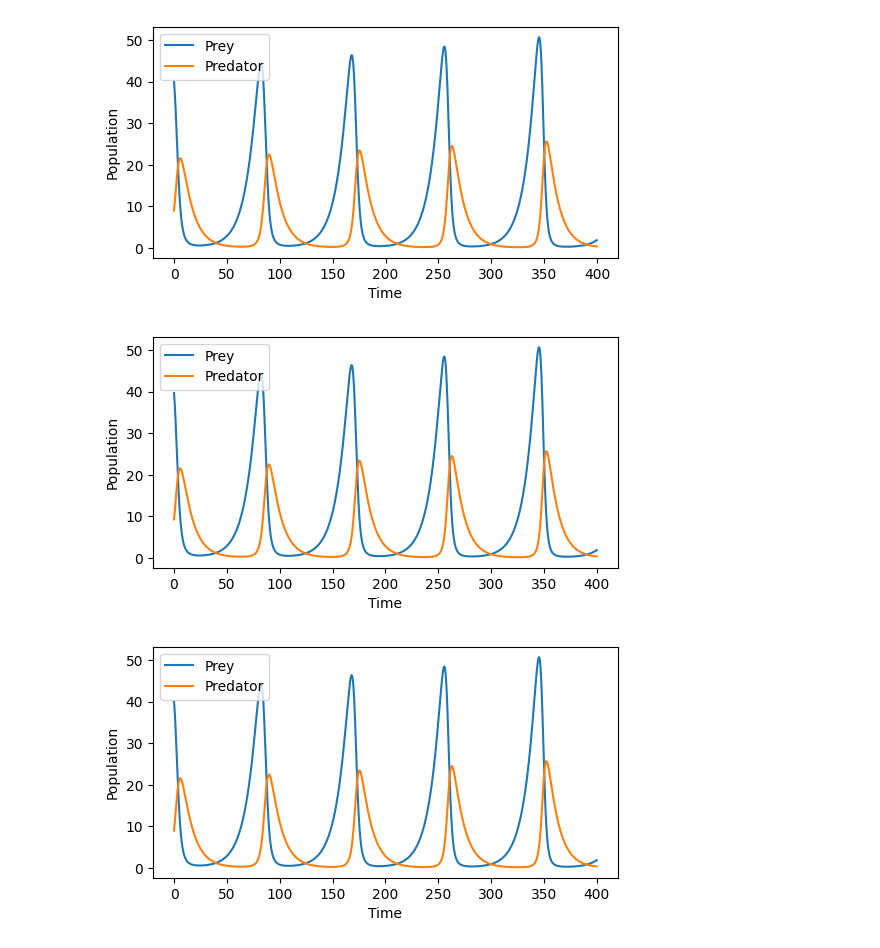
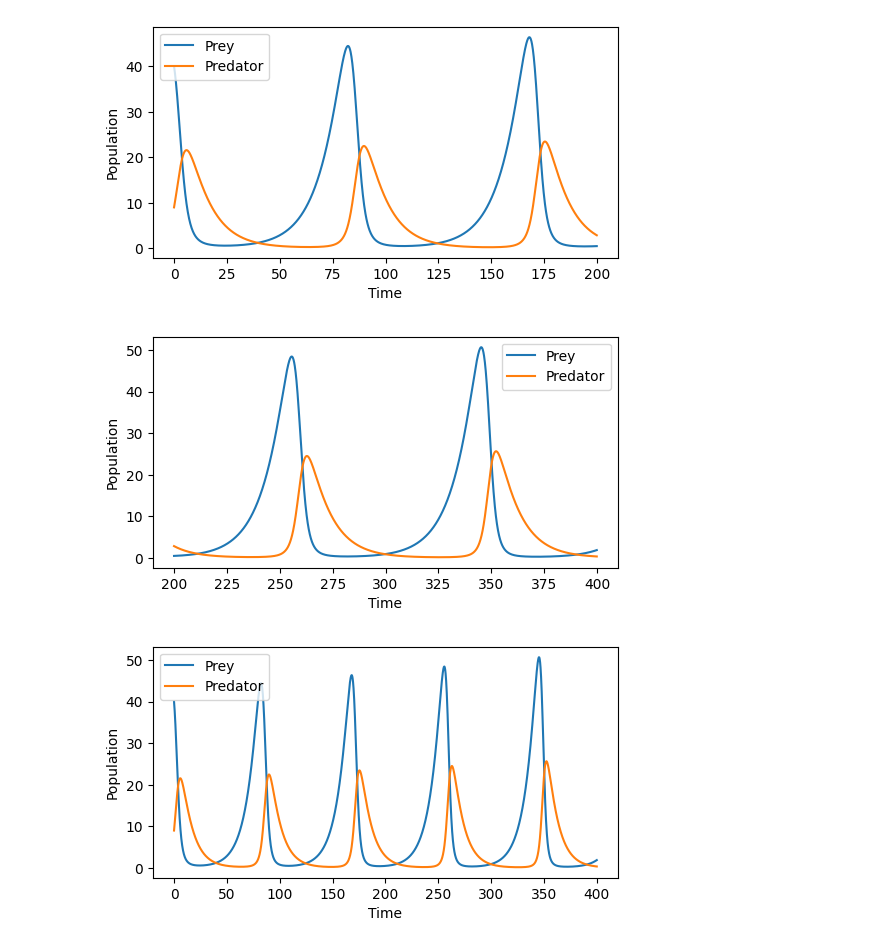
Before and after one commit to jayvasireddy/Part-III-Research-Project, a Jupyter notebook: Lotka-Volterra/LV_KL_Calibrate.ipynb, the cells around one changed output. Drawn from its saved outputs; the diff is of its cells as text; code cells hidden in the pictures.

```diff
--- a/Lotka-Volterra/LV_KL_Calibrate.ipynb
+++ b/Lotka-Volterra/LV_KL_Calibrate.ipynb
@@ -287,19 +284,19 @@ def train_net_generate_samples(x,theta,x_obs, prior, verbose, max_epoch,true_val
 # %%
 t_span = 200
 time_vec = np.arange(0, 2*t_span, 0.1)
 true_parameters = np.asarray([0.1, 0.02, 0.01, 0.1])
-split_type =  "even_odd"#"first_second"
+split_type =  "first_second" #"even_odd"#
 
 observation = simulate_total(true_parameters,t_span)
 
 time1, time2 = choose_splitter(time_vec,split_type)
 obs1, obs2 = choose_splitter(observation,split_type)
 
 plot_observed_data(time1, obs1)
 plot_observed_data(time2, obs2) # THIS IS OBSERVATIOSN WITHOUT NOISE ADDED
 # %% [output]
-[figure, old version]
+[figure, new version]
-[figure, old version]
+[figure, new version]
 # %%
 # %% [output]
 [figure]
```
Also changed, not shown: parts of 17 cells of this notebook, 22 other files.
